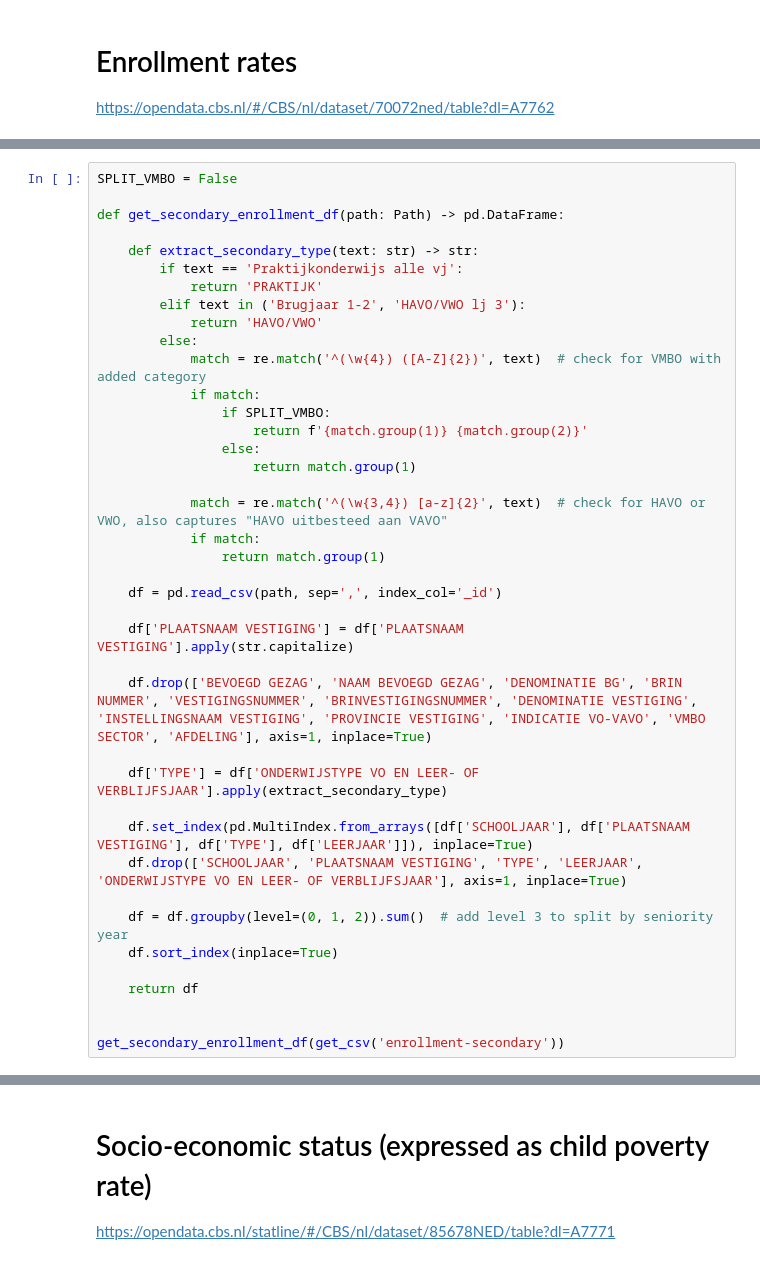
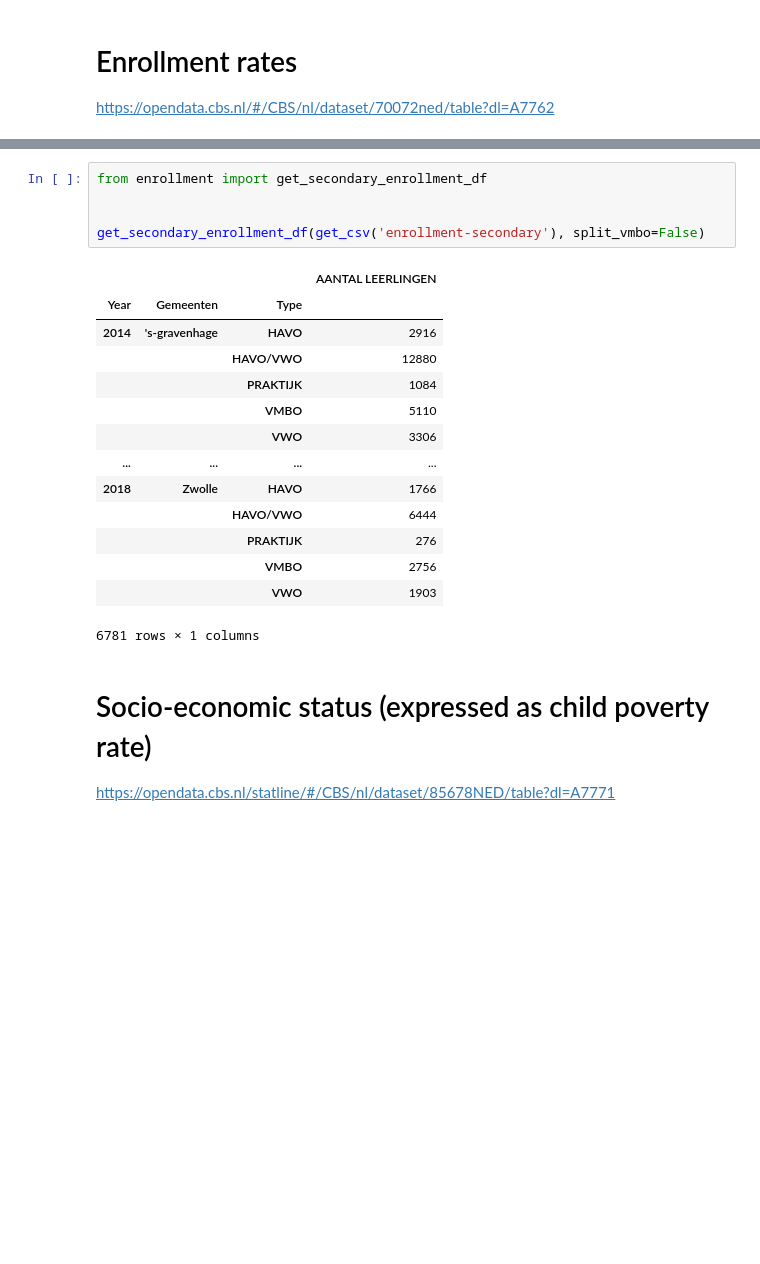
Before and after one commit to Thais02/knowledge2024, a Jupyter notebook: DataProcessing_ultimate.ipynb, the cells around one changed output, grey strips where cells are left out. Cells and saved outputs as stored; diff of their text form; blank space fills up the shorter version.

```diff
--- a/DataProcessing_ultimate.ipynb
+++ b/DataProcessing_ultimate.ipynb
@@ -215,40 +124,0 @@ plot_enrollment_total(kind='line')
-# %%
-SPLIT_VMBO = False
-
-def get_secondary_enrollment_df(path: Path) -> pd.DataFrame:
-
-    def extract_secondary_type(text: str) -> str:
-        if text == 'Praktijkonderwijs alle vj':
-            return 'PRAKTIJK'
-        elif text in ('Brugjaar 1-2', 'HAVO/VWO lj 3'):
-            return 'HAVO/VWO'
-        else:
-            match = re.match('^(\w{4}) ([A-Z]{2})', text)  # check for VMBO with added category
-            if match:
-                if SPLIT_VMBO:
-                    return f'{match.group(1)} {match.group(2)}'
-                else:
-                    return match.group(1)
-
-            match = re.match('^(\w{3,4}) [a-z]{2}', text)  # check for HAVO or VWO, also captures "HAVO uitbesteed aan VAVO"
-            if match:
-                return match.group(1)
-
-    df = pd.read_csv(path, sep=',', index_col='_id')
-
-    df['PLAATSNAAM VESTIGING'] = df['PLAATSNAAM VESTIGING'].apply(str.capitalize)
-
-    df.drop(['BEVOEGD GEZAG', 'NAAM BEVOEGD GEZAG', 'DENOMINATIE BG', 'BRIN NUMMER', 'VESTIGINGSNUMMER', 'BRINVESTIGINGSNUMMER', 'DENOMINATIE VESTIGING', 'INSTELLINGSNAAM VESTIGING', 'PROVINCIE VESTIGING', 'INDICATIE VO-VAVO', 'VMBO SECTOR', 'AFDELING'], axis=1, inplace=True)
-
-    df['TYPE'] = df['ONDERWIJSTYPE VO EN LEER- OF VERBLIJFSJAAR'].apply(extract_secondary_type)
-
-    df.set_index(pd.MultiIndex.from_arrays([df['SCHOOLJAAR'], df['PLAATSNAAM VESTIGING'], df['TYPE'], df['LEERJAAR']]), inplace=True)
-    df.drop(['SCHOOLJAAR', 'PLAATSNAAM VESTIGING', 'TYPE', 'LEERJAAR', 'ONDERWIJSTYPE VO EN LEER- OF VERBLIJFSJAAR'], axis=1, inplace=True)
-
-    df = df.groupby(level=(0, 1, 2)).sum()  # add level 3 to split by seniority year
-    df.sort_index(inplace=True)
-
-    return df
-
-
-get_secondary_enrollment_df(get_csv('enrollment-secondary'))
@@ -270,3 +125,23 @@ get_secondary_enrollment_df(get_csv('enrollment-secondary'))
+# %%
+from enrollment import get_secondary_enrollment_df
+
+
+get_secondary_enrollment_df(get_csv('enrollment-secondary'), split_vmbo=False)
+# %% [output]
+|  |  |  | AANTAL LEERLINGEN |
+| Year | Gemeenten | Type |  |
+| 2014 | 's-gravenhage | HAVO | 2916 |
+|  |  | HAVO/VWO | 12880 |
+|  |  | PRAKTIJK | 1084 |
+|  |  | VMBO | 5110 |
+|  |  | VWO | 3306 |
+| ... | ... | ... | ... |
+| 2018 | Zwolle | HAVO | 1766 |
+|  |  | HAVO/VWO | 6444 |
+|  |  | PRAKTIJK | 276 |
+|  |  | VMBO | 2756 |
+|  |  | VWO | 1903 |
+6781 rows × 1 columns
 # %% [markdown]
 # Socio-economic status (expressed as child poverty rate)
 
```
Also changed, not shown: parts of 15 cells of this notebook, 5 other files.
